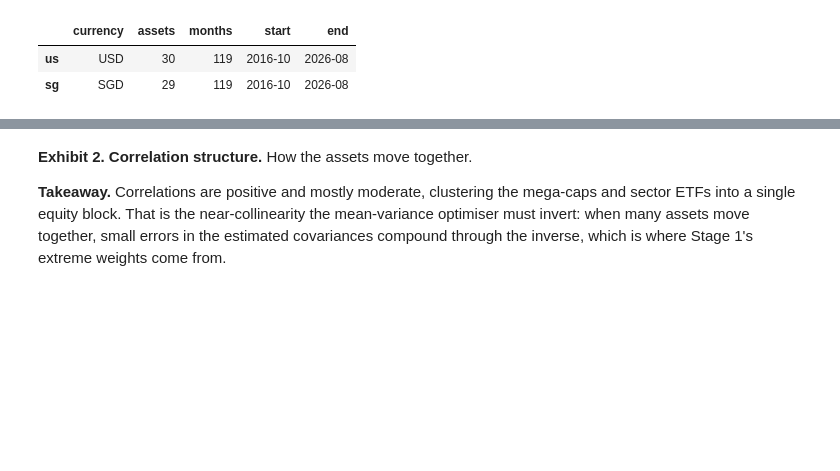
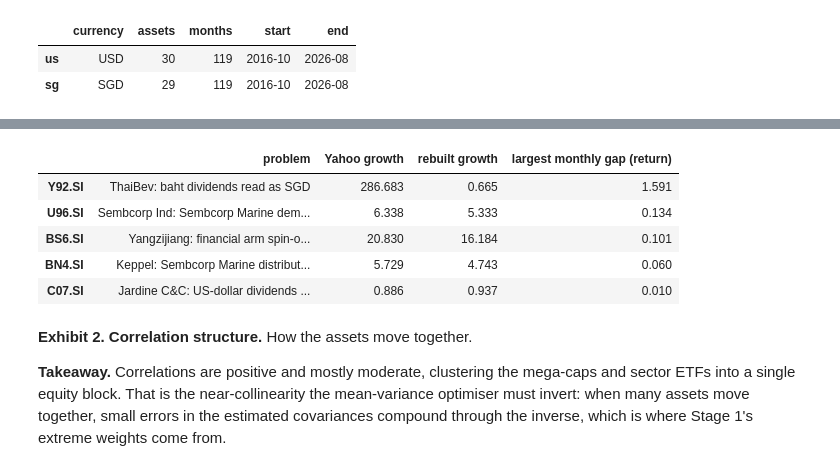
Before and after one commit to Prolead1/goldman, a Jupyter notebook: notebooks/report.ipynb, the cells around one changed output, grey strips where cells are left out. Drawn from its saved outputs; the diff is of its cells as text; code cells hidden in the pictures; blank space fills up the shorter version.

```diff
--- a/notebooks/report.ipynb
+++ b/notebooks/report.ipynb
@@ -159,3 +190,29 @@ sample
+# %%
+from goldman.data import build_sg_clean
+
+CORRECTED = {
+    "Y92.SI": "ThaiBev: baht dividends read as SGD",
+    "U96.SI": "Sembcorp Ind: Sembcorp Marine demerger, 2020-09",
+    "BS6.SI": "Yangzijiang: financial arm spin-off, 2022-04",
+    "BN4.SI": "Keppel: Sembcorp Marine distribution, 2023-02",
+    "C07.SI": "Jardine C&C: US-dollar dividends read as SGD",
+}
+cleaning = build_sg_clean().summary.loc[list(CORRECTED)]
+pd.DataFrame(
+    {
+        "problem": pd.Series(CORRECTED),
+        "Yahoo growth": cleaning["growth Yahoo adj (local)"],
+        "rebuilt growth": cleaning["growth clean (local)"],
+        "largest monthly gap (return)": cleaning["max monthly gap"],
+    }
+).round(3)
+# %% [output]
+|  | problem | Yahoo growth | rebuilt growth | largest monthly gap (return) |
+| Y92.SI | ThaiBev: baht dividends read as SGD | 286.683 | 0.665 | 1.591 |
+| U96.SI | Sembcorp Ind: Sembcorp Marine dem... | 6.338 | 5.333 | 0.134 |
+| BS6.SI | Yangzijiang: financial arm spin-o... | 20.830 | 16.184 | 0.101 |
+| BN4.SI | Keppel: Sembcorp Marine distribut... | 5.729 | 4.743 | 0.060 |
+| C07.SI | Jardine C&C: US-dollar dividends ... | 0.886 | 0.937 | 0.010 |
 # %% [markdown]
 **Exhibit 2. Correlation structure.** How the assets move together.
 
```
Also changed, not shown: parts of 27 cells of this notebook, 43 other files.
